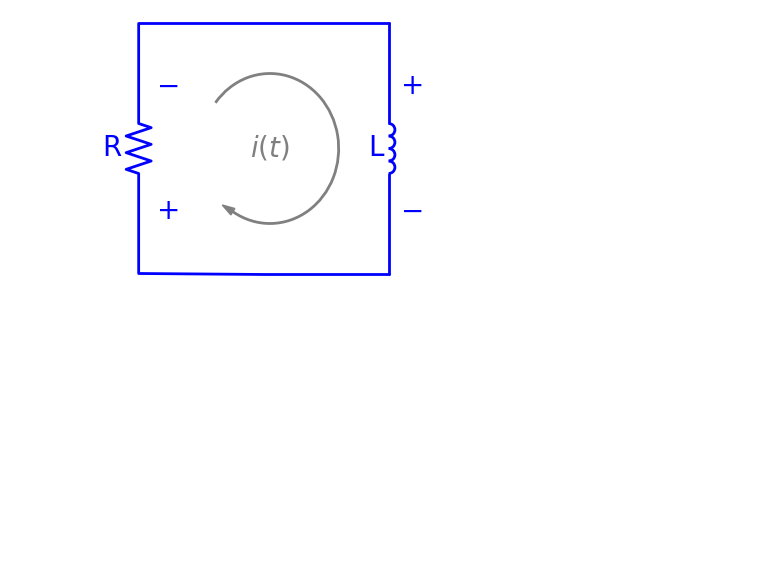
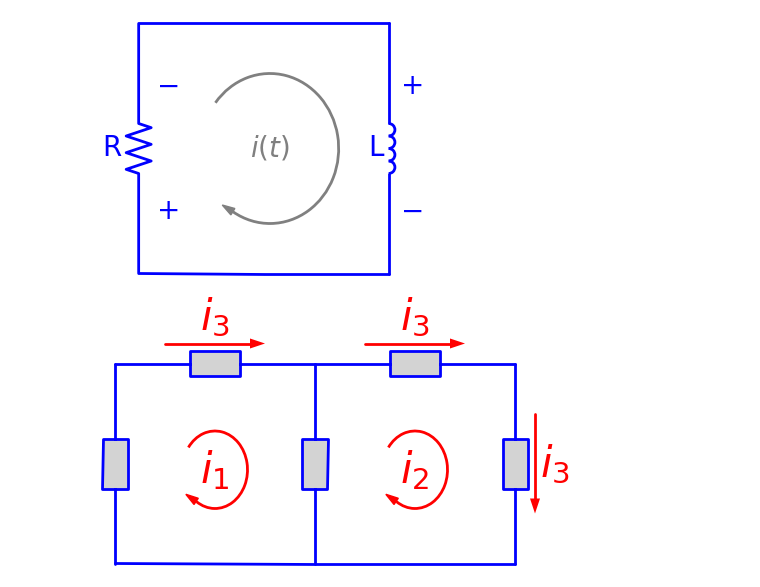
Before and after one commit to funmv/course_electricity, a Jupyter notebook: SchemDraw.ipynb, the cells around one changed output. Cells and saved outputs as stored; diff of their text form; code cells hidden in the pictures; blank space fills up the shorter version.

```diff
--- a/SchemDraw.ipynb
+++ b/SchemDraw.ipynb
@@ -321,3 +337,22 @@ with schemdraw.Drawing(color='blue', fontsize=20) as d:
     elm.LoopCurrent([L1,C1,L2,R1], direction='cw', theta1=-120, theta2=140, pad=1).label('$i(t)$').color('gray')  # pad로 scale조절
 # %% [output]
 [figure]
+# %%
+with schemdraw.Drawing(color='blue', fontsize=30) as d:
+    d.config(unit=5)
+    R1=elm.RBox().up(4).fill('lightgray')
+    R2=elm.RBox().right(4).fill('lightgray')
+    d.push()
+    R3=elm.RBox().right(4).fill('lightgray')
+    R4=elm.RBox().down(4).fill('lightgray')
+    L1=elm.Line().left(8)
+    d.pop()
+    R5=elm.RBox().down(4).fill('lightgray')
+    elm.LoopCurrent([R2,R5,L1,R1], direction='cw', theta1=-120, theta2=140, pad=1.1, color='red').label('$i_1$')
+    elm.LoopCurrent([R3,R4,L1,R5], direction='cw', theta1=-120, theta2=140, pad=1.1, color='red').label('$i_2$')
+
+    elm.CurrentLabel(color='red').at(R2).label('$i_3$')
+    elm.CurrentLabel(color='red').at(R3).label('$i_3$')
+    elm.CurrentLabel(color='red').at(R4).label('$i_3$')
+# %% [output]
+[figure, added]
```
Also changed, not shown: parts of 4 cells of this notebook.
